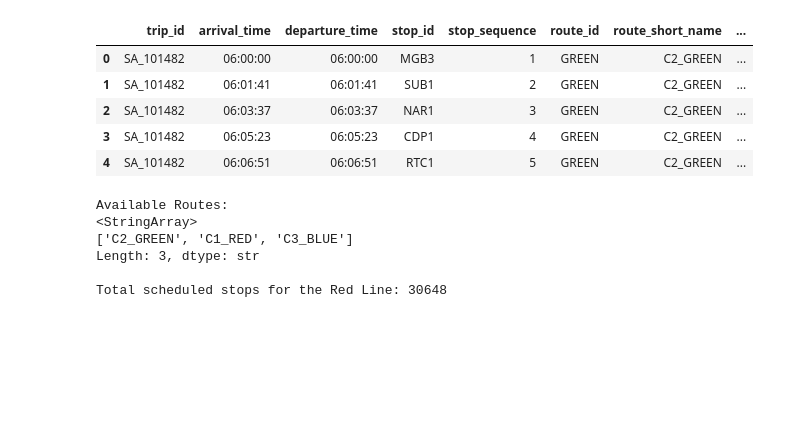
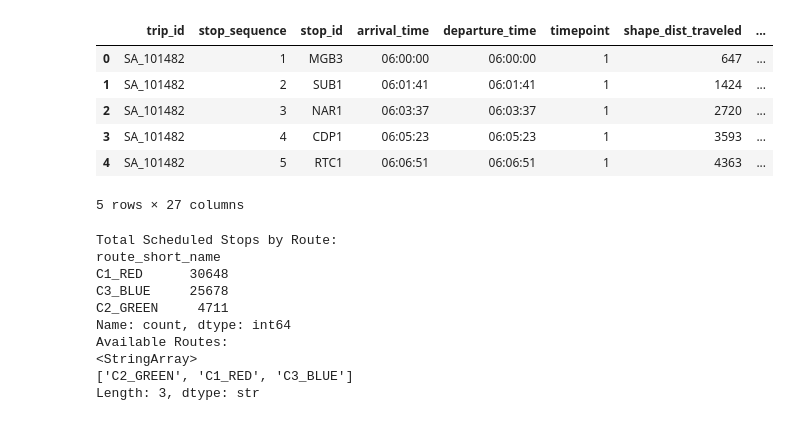
Before and after one commit to ahana4banerjee/metro-delay-prediction, a Jupyter notebook: notebooks/data_exploration.ipynb, the cells around one changed output. Saved outputs shown, nothing was run; the diff lists cells and outputs as text; code cells hidden in the pictures; blank space fills up the shorter version.

```diff
--- a/notebooks/data_exploration.ipynb
+++ b/notebooks/data_exploration.ipynb
@@ -1,39 +1,30 @@
 # %%
 import pandas as pd
+import matplotlib.pyplot as plt
+import seaborn as sns
 
-# 1. Load the core GTFS files from your raw data folder
+sns.set_theme(style="whitegrid")
+
+# 1. Load and Merge All Data
 stops_df = pd.read_csv('../data/raw/stops.txt')
 routes_df = pd.read_csv('../data/raw/routes.txt')
 trips_df = pd.read_csv('../data/raw/trips.txt')
 stop_times_df = pd.read_csv('../data/raw/stop_times.txt')
 
-# 2. Merge them to create a master schedule dataset
-# Link trips to their specific routes
 trip_route_df = pd.merge(trips_df, routes_df, on='route_id', how='left')
-
-# Link the stop times to the trips
 schedule_df = pd.merge(stop_times_df, trip_route_df, on='trip_id', how='left')
-
-# Link the station names (stops) to the schedule
 master_df = pd.merge(schedule_df, stops_df, on='stop_id', how='left')
-
-# 3. Keep only the columns useful for ML prediction
-columns_to_keep = [
-    'trip_id', 'arrival_time', 'departure_time', 'stop_id',
-    'stop_sequence', 'route_id', 'route_short_name',
-    'direction_id', 'stop_name', 'stop_lat', 'stop_lon'
-]
-master_df = master_df[columns_to_keep]
 
 # Display the first few rows of our master scheduled timetable
 master_df.head()
 # %% [output]
-|  | trip_id | arrival_time | departure_time | stop_id | stop_sequence | route_id | route_short_name | ... |
-| 0 | SA_101482 | 06:00:00 | 06:00:00 | MGB3 | 1 | GREEN | C2_GREEN | ... |
-| 1 | SA_101482 | 06:01:41 | 06:01:41 | SUB1 | 2 | GREEN | C2_GREEN | ... |
-| 2 | SA_101482 | 06:03:37 | 06:03:37 | NAR1 | 3 | GREEN | C2_GREEN | ... |
-| 3 | SA_101482 | 06:05:23 | 06:05:23 | CDP1 | 4 | GREEN | C2_GREEN | ... |
-| 4 | SA_101482 | 06:06:51 | 06:06:51 | RTC1 | 5 | GREEN | C2_GREEN | ... |
+|  | trip_id | stop_sequence | stop_id | arrival_time | departure_time | timepoint | shape_dist_traveled | ... |
+| 0 | SA_101482 | 1 | MGB3 | 06:00:00 | 06:00:00 | 1 | 647 | ... |
+| 1 | SA_101482 | 2 | SUB1 | 06:01:41 | 06:01:41 | 1 | 1424 | ... |
+| 2 | SA_101482 | 3 | NAR1 | 06:03:37 | 06:03:37 | 1 | 2720 | ... |
+| 3 | SA_101482 | 4 | CDP1 | 06:05:23 | 06:05:23 | 1 | 3593 | ... |
+| 4 | SA_101482 | 5 | RTC1 | 06:06:51 | 06:06:51 | 1 | 4363 | ... |
+5 rows × 27 columns
 # %%
 import matplotlib.pyplot as plt
 import seaborn as sns
@@ -41,21 +32,23 @@ import seaborn as sns
 # Set visualization style
 sns.set_theme(style="whitegrid")
 
-# 1. Check the exact names of the routes in the dataset
+# 2. Network-Wide Route Breakdown
+print("Total Scheduled Stops by Route:")
+print(master_df['route_short_name'].value_counts())
+
+
+# Check the exact names of the routes in the dataset
 print("Available Routes:")
 print(master_df['route_short_name'].unique())
-
-# 2. Filter the master dataframe for only the Red Line
-# (Adjust 'Red Line' if the print statement above shows it named slightly differently, e.g., 'Red')
-red_line_df = master_df[master_df['route_short_name'] == 'C1_RED'].copy()
-red_line_df.to_pickle("../models/red_line_df.pkl")
-
-print(f"\nTotal scheduled stops for the Red Line: {len(red_line_df)}")
 # %% [output]
+Total Scheduled Stops by Route:
+route_short_name
+C1_RED      30648
+C3_BLUE     25678
+C2_GREEN     4711
+Name: count, dtype: int64
 Available Routes:
 <StringArray>
 ['C2_GREEN', 'C1_RED', 'C3_BLUE']
 Length: 3, dtype: str
-
-Total scheduled stops for the Red Line: 30648
 # %%
```
Also changed, not shown: parts of 3 cells of this notebook, 4 other files.
